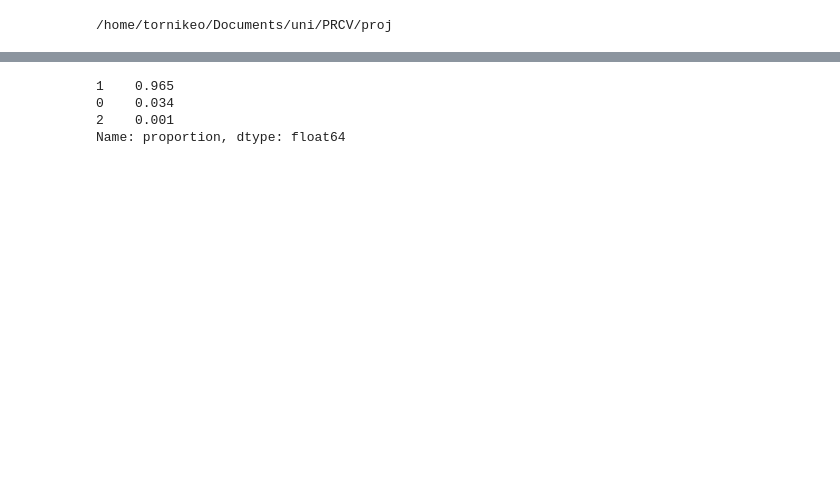
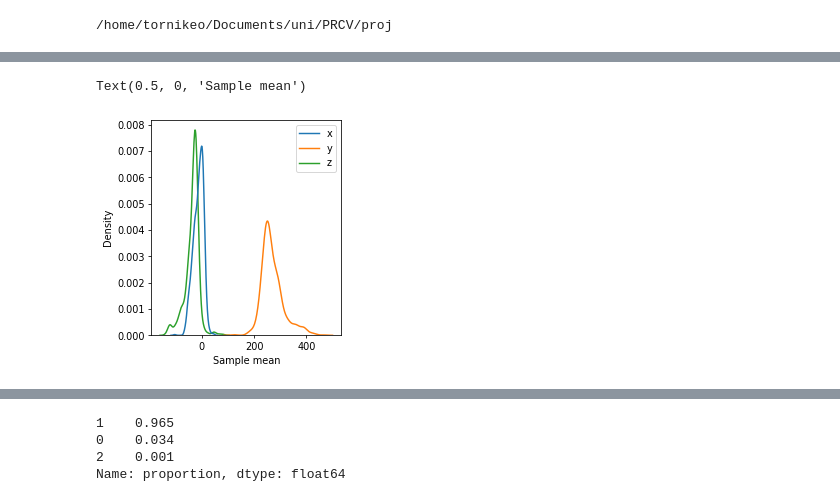
Before and after one commit to tornikeo/LeapMotionOCR, a Jupyter notebook: tornikeo/eda.ipynb, the cells around one changed output, grey strips where cells are left out. Saved outputs shown, nothing was run; the diff lists cells and outputs as text; code cells hidden in the pictures; blank space fills up the shorter version.

```diff
--- a/tornikeo/eda.ipynb
+++ b/tornikeo/eda.ipynb
@@ -21,2 +39,17 @@ lens = pd.Series([len(d) for d in data])
+# %%
+
+s = pd.DataFrame([d.mean() for d in data])
+s.columns ='x y z'.split()
+sns.kdeplot(s)
+plt.xlabel("Sample mean")
+# pd.Series(np.argmax(s, 1)).mean()#.plot.bar()
+# pd.Series(s)#.mean()#.plot.bar()
+# plt.xlabel('Dimension')
+# plt.ylabel('Average Standard deviation')
+# plt.title("Average Standard deviation of each x,y,z dimension")
+# plt.xticks(range(3), labels=(['x','y','z']))
+# %% [output]
+Text(0.5, 0, 'Sample mean')
+[figure, added]
 # %%
 s = pd.DataFrame([d.std() for d in data])
```
Also changed, not shown: parts of 8 cells of this notebook, 4 other files.
